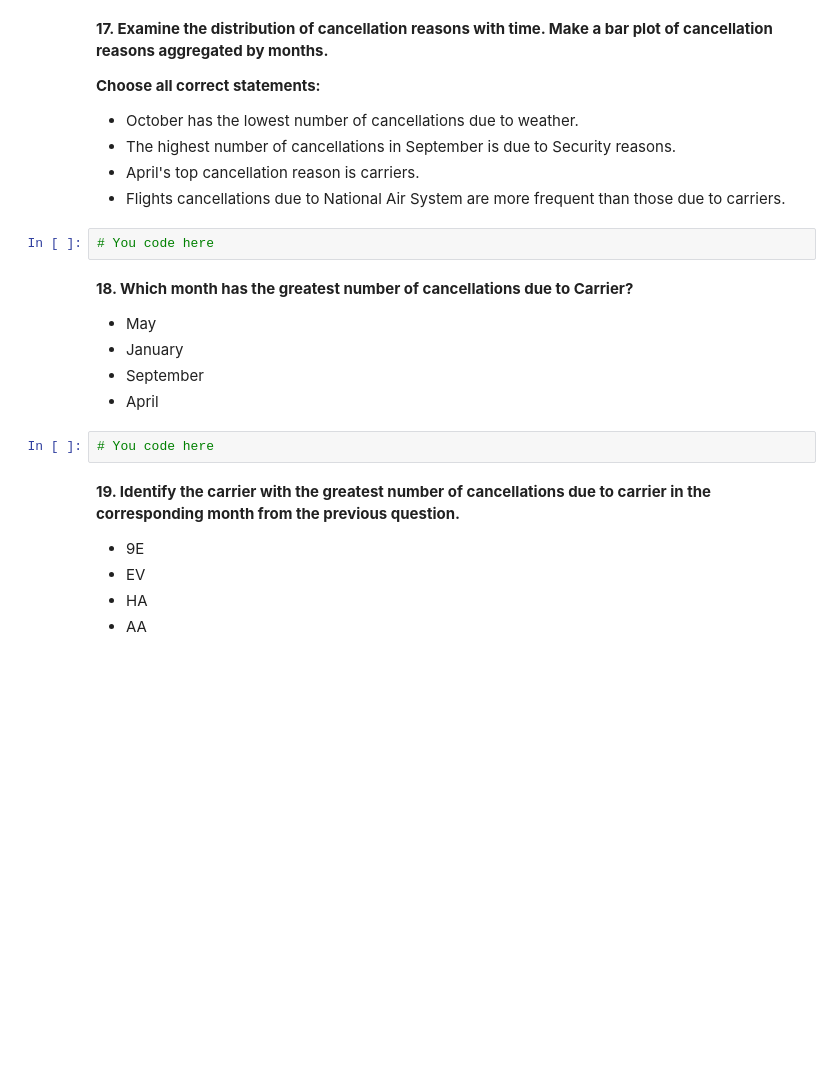
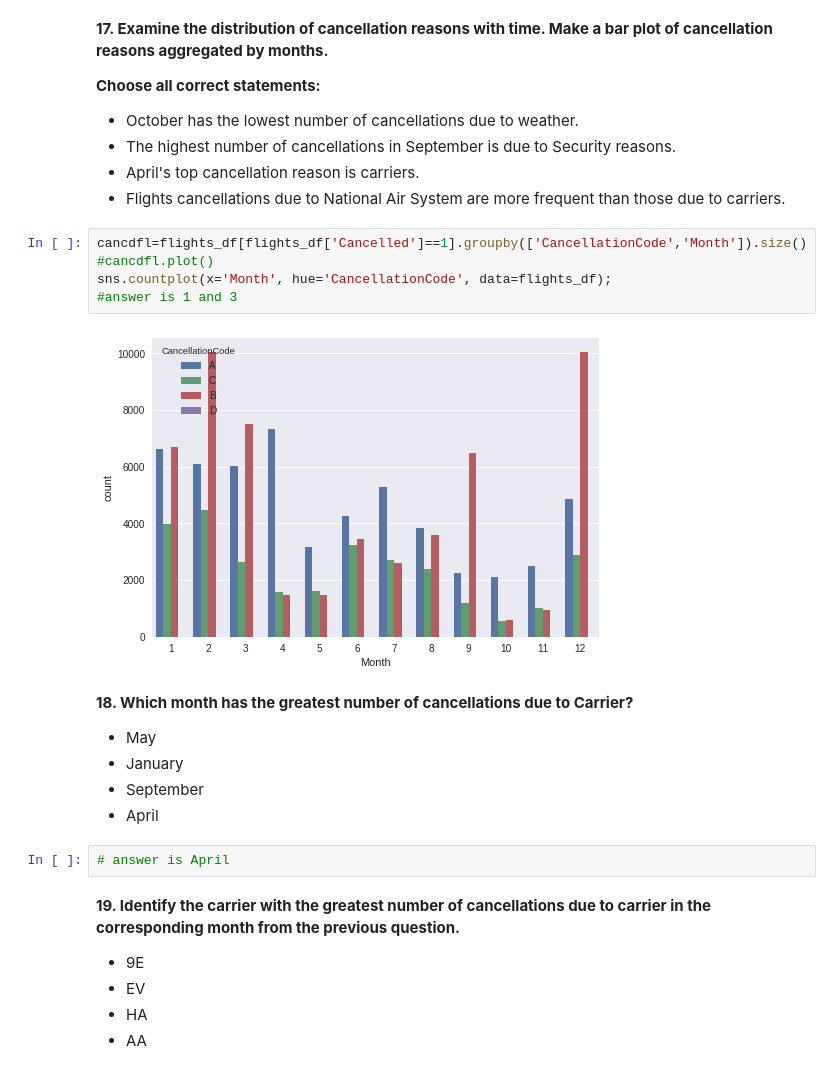
Before and after one commit to athiagarajan/usdaflightseda, a Jupyter notebook: assignment1_USA_flights_EDA.ipynb, the cells around one changed output. Drawn from its saved outputs; the diff is of its cells as text; blank space fills up the shorter version.

```diff
--- a/assignment1_USA_flights_EDA.ipynb
+++ b/assignment1_USA_flights_EDA.ipynb
@@ -594,16 +615,21 @@ _Hint_: Look for official meteorological winter months for the Nothern Hemisphse
 - The highest number of cancellations in September is due to Security reasons.
 - April's top cancellation reason is carriers.
 - Flights cancellations due to National Air System are more frequent than those due to carriers.
-# %%
-# You code here
+# %%
+cancdfl=flights_df[flights_df['Cancelled']==1].groupby(['CancellationCode','Month']).size()
+#cancdfl.plot()
+sns.countplot(x='Month', hue='CancellationCode', data=flights_df);
+#answer is 1 and 3
+# %% [output]
+[figure, added]
 # %% [markdown]
 **18. Which month has the greatest number of cancellations due to Carrier?**
 - May
 - January
 - September
 - April
-# %%
-# You code here
+# %%
+# answer is April
 # %% [markdown]
 **19. Identify the carrier with the greatest number of cancellations due to carrier in the corresponding month from the previous question.**
 
```
Also changed, not shown: parts of 11 cells of this notebook.
